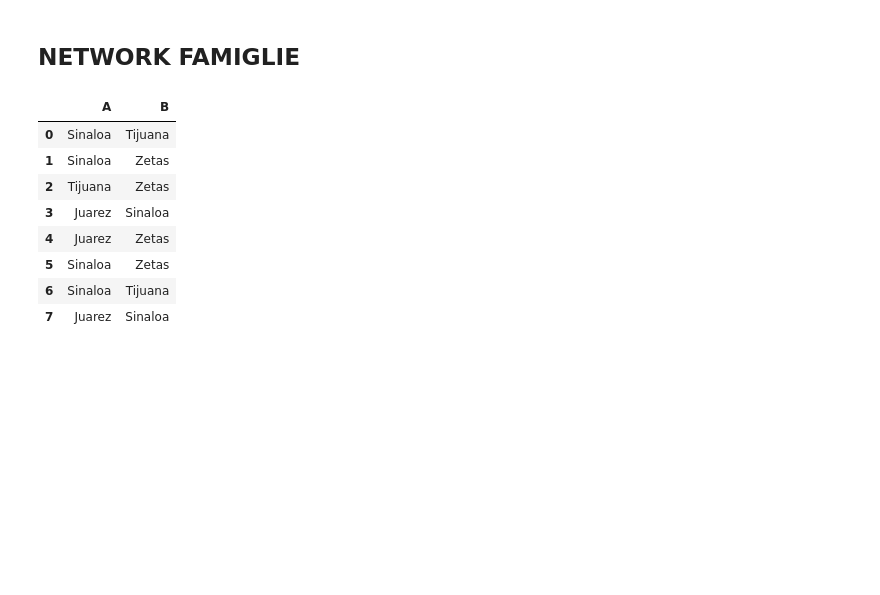
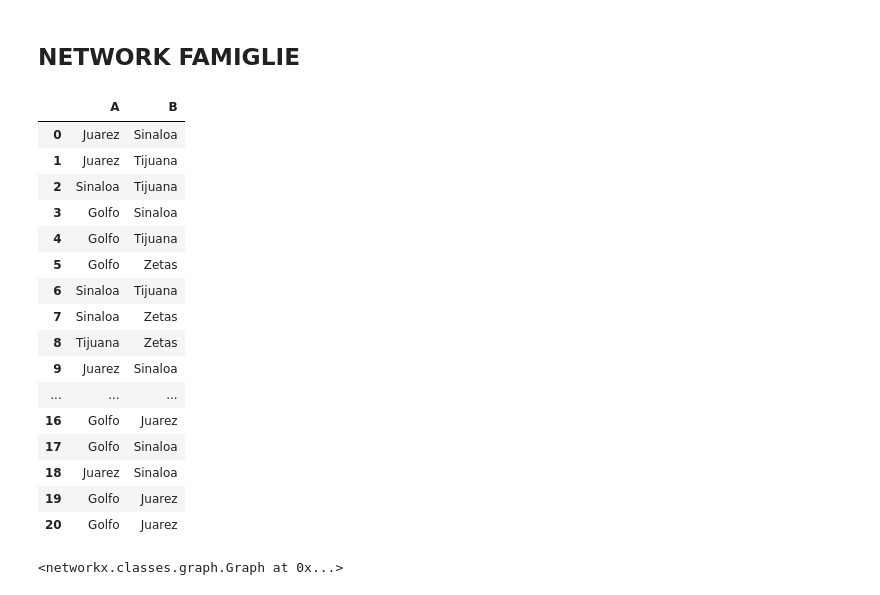
Before and after one commit to emacarta/Mexico-Drug-Traffic-Activities, a Jupyter notebook: Mexican_Drug_Cartell_Analysis.ipynb, the cells around one changed output. Drawn from its saved outputs; the diff is of its cells as text; code cells hidden in the pictures; blank space fills up the shorter version.

```diff
--- a/Mexican_Drug_Cartell_Analysis.ipynb
+++ b/Mexican_Drug_Cartell_Analysis.ipynb
@@ -287,15 +318,28 @@ df_O0010 = Edges_Generator_for_Cartel('Otros','O',years_0010=True)
 # %% [markdown]
 ## NETWORK FAMIGLIE
 # %%
-prova= Edges_Only_Cartel_Network_Final(dta_9000,'network_cartels_1993','network_cartels_1993',1993)
+prova = Edges_Only_Cartel_Network_Final(dta_9000,'network_cartels_1998','network_cartels_1998',1998)
 prova
 # %% [output]
 |  | A | B |
-| 0 | Sinaloa | Tijuana |
-| 1 | Sinaloa | Zetas |
-| 2 | Tijuana | Zetas |
-| 3 | Juarez | Sinaloa |
-| 4 | Juarez | Zetas |
-| 5 | Sinaloa | Zetas |
+| 0 | Juarez | Sinaloa |
+| 1 | Juarez | Tijuana |
+| 2 | Sinaloa | Tijuana |
+| 3 | Golfo | Sinaloa |
+| 4 | Golfo | Tijuana |
+| 5 | Golfo | Zetas |
 | 6 | Sinaloa | Tijuana |
-| 7 | Juarez | Sinaloa |
+| 7 | Sinaloa | Zetas |
+| 8 | Tijuana | Zetas |
+| 9 | Juarez | Sinaloa |
+| ... | ... | ... |
+| 16 | Golfo | Juarez |
+| 17 | Golfo | Sinaloa |
+| 18 | Juarez | Sinaloa |
+| 19 | Golfo | Juarez |
+| 20 | Golfo | Juarez |
+# %%
+net = nx.Graph()
+Network_Cartels_Year_Meeting_Generator(prova,net,'#0ee5ba')
+# %% [output]
+<networkx.classes.graph.Graph at 0x...>
```
Also changed, not shown: parts of 3 cells of this notebook.
